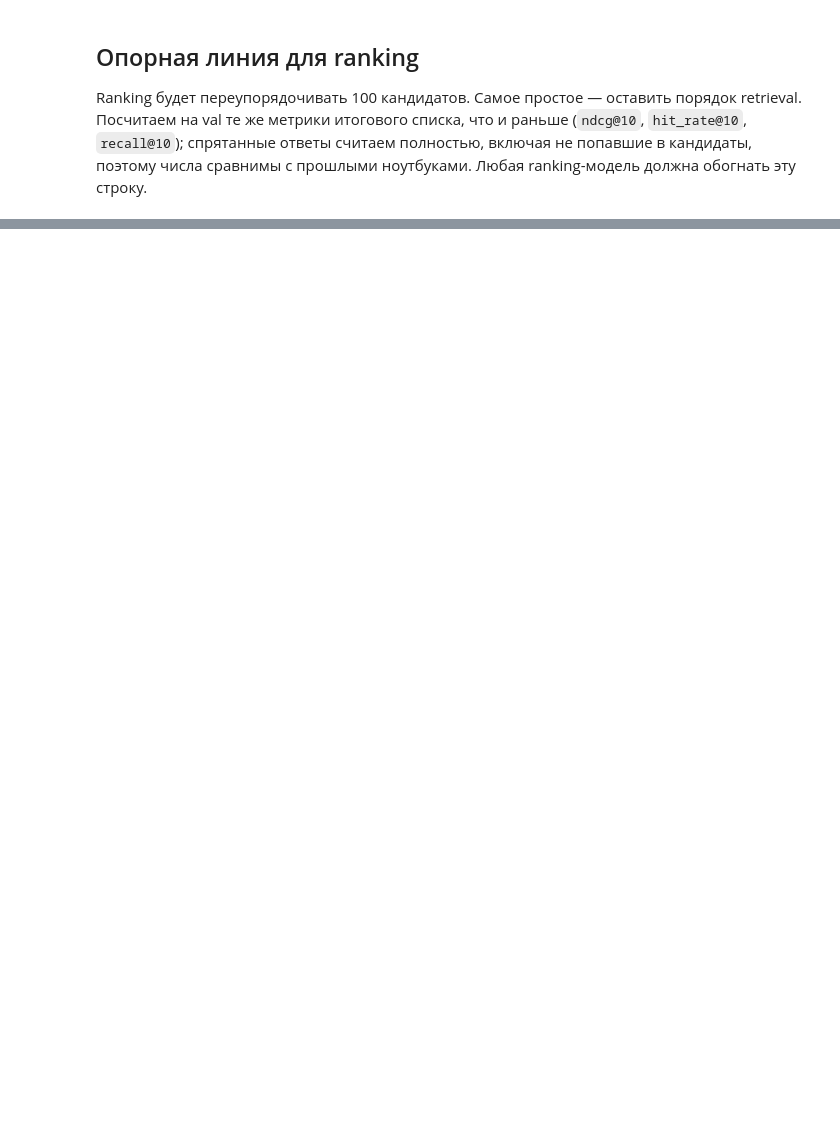
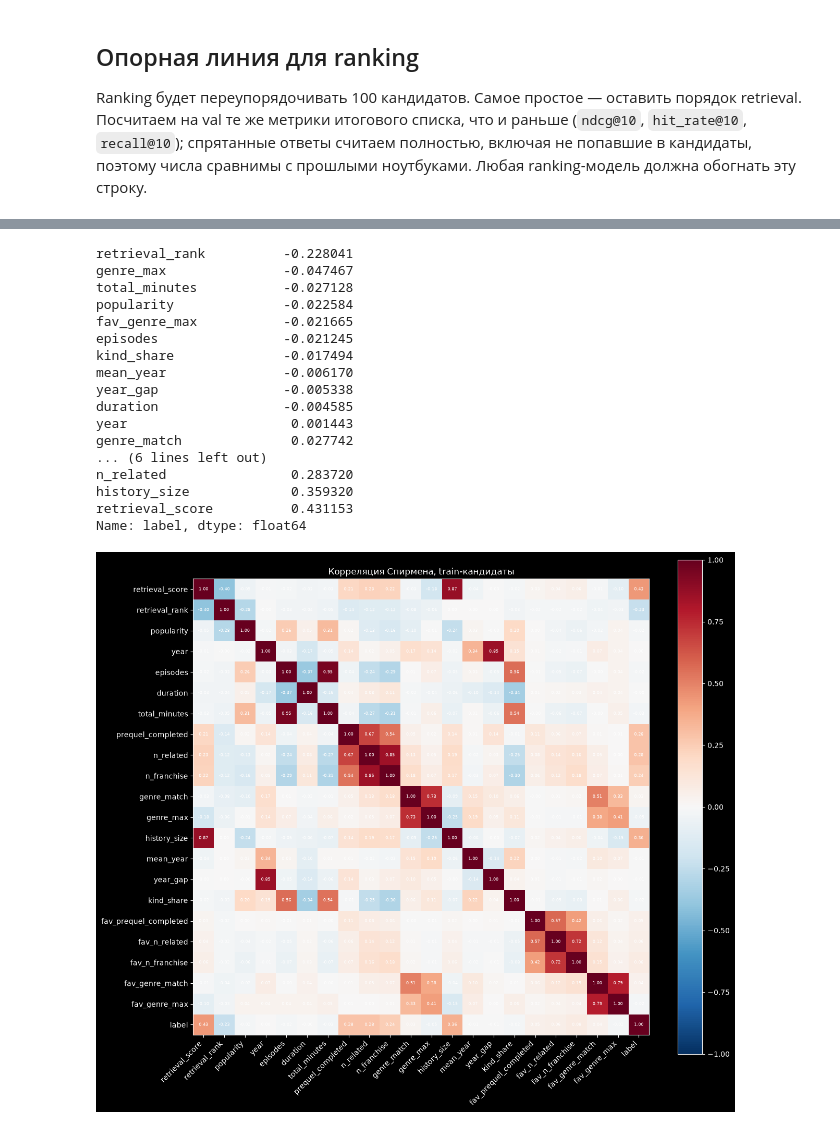
Before and after one commit to aka-iriska/anime-recsys, a Jupyter notebook: notebooks/05_ranking.ipynb, the cells around one changed output, grey strips where cells are left out. Saved outputs shown, nothing was run; the diff lists cells and outputs as text; code cells hidden in the pictures; blank space fills up the shorter version.

```diff
--- a/notebooks/05_ranking.ipynb
+++ b/notebooks/05_ranking.ipynb
@@ -92,0 +150,6 @@ baseline_summary.round(4)
+# %%
+from core.catalog import anime
+from training.ranking import model as rk
+
+data, columns = rk.prepare()
+data[columns].head()
@@ -92,0 +196,34 @@ baseline_summary.round(4)
+# %%
+numeric = [c for c in columns if c not in anime.CATEGORICAL_FEATURES] + ["label"]
+corr = data.loc[data["group"] == "train", numeric].corr(method="spearman")
+
+fig, ax = plt.subplots(figsize=(13, 11))
+im = ax.imshow(corr, cmap="RdBu_r", vmin=-1, vmax=1)
+ax.set_xticks(range(len(numeric)), numeric, rotation=45, ha="right")
+ax.set_yticks(range(len(numeric)), numeric)
+for i in range(len(numeric)):
+    for j in range(len(numeric)):
+        ax.text(j, i, f"{corr.iloc[i, j]:.2f}", ha="center", va="center", fontsize=6)
+fig.colorbar(im)
+ax.set_title("Корреляция Спирмена, train-кандидаты")
+plt.tight_layout()
+corr["label"].drop("label").sort_values()
+# %% [output]
+retrieval_rank          -0.228041
+genre_max               -0.047467
+total_minutes           -0.027128
+popularity              -0.022584
+fav_genre_max           -0.021665
+episodes                -0.021245
+kind_share              -0.017494
+mean_year               -0.006170
+year_gap                -0.005338
+duration                -0.004585
+year                     0.001443
+genre_match              0.027742
+... (6 lines left out)
+n_related                0.283720
+history_size             0.359320
+retrieval_score          0.431153
+Name: label, dtype: float64
+[figure, added]
```
Also changed, not shown: parts of 31 cells of this notebook, 29 other files.
